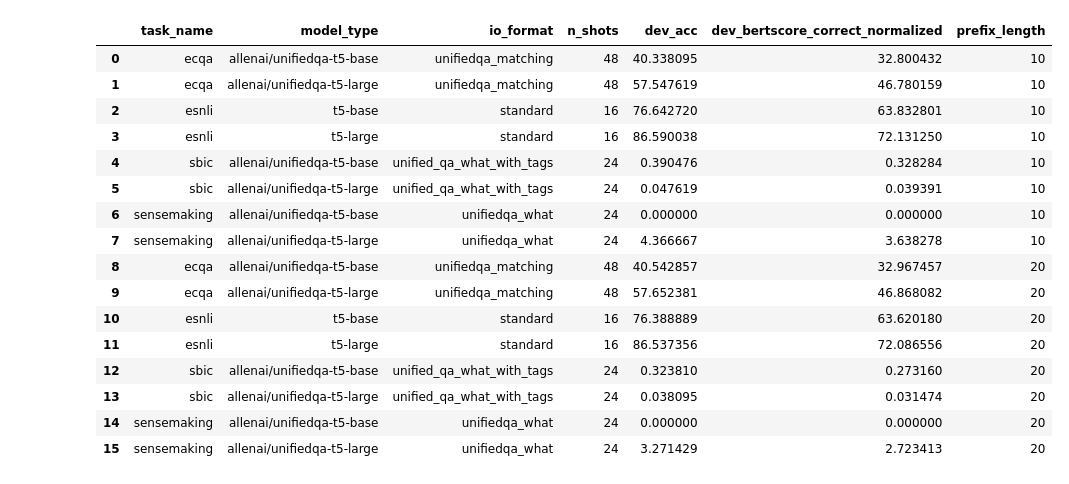
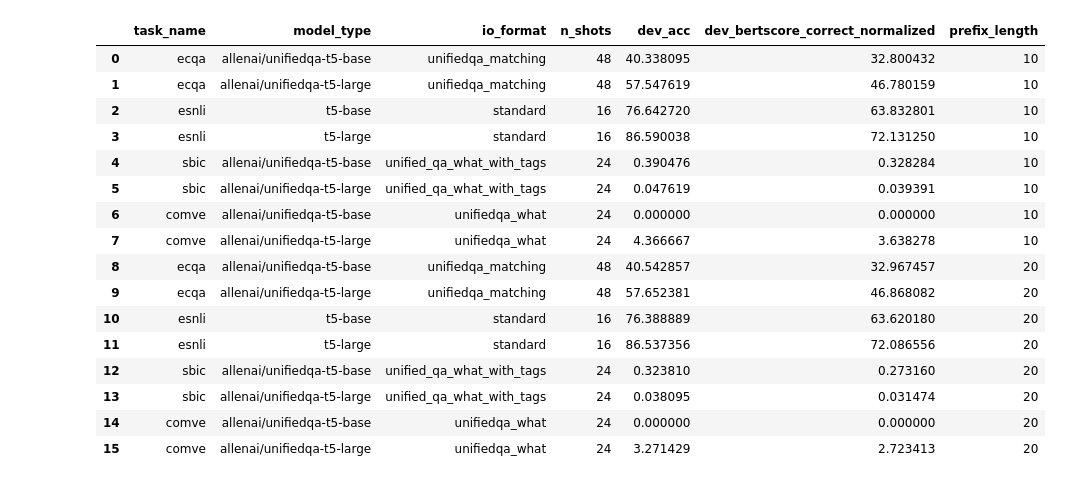
Before and after one commit to SanniM3/predicitons_with_explanations, a Jupyter notebook: plot_results.ipynb, the cells around one changed output. Cells and saved outputs as stored; diff of their text form; code cells hidden in the pictures.

```diff
--- a/plot_results.ipynb
+++ b/plot_results.ipynb
@@ -5,38 +5,39 @@ import seaborn as sns
 # %%
 # Read CSV files into DataFrames
 csv_files = [r'out_vt10\results.csv', r'out_vt20\results.csv', r'out_vt30\results.csv', r'out_vt40\results.csv', r'out_vt50\results.csv']
 
 data_frames = []
 for idx, file in enumerate(csv_files):
     df = pd.read_csv(file)
     prefix_length = (idx+1) * 10
+    df['task_name'] = df['task_name'].replace('sensemaking', 'comve')
     df['prefix_length'] = prefix_length
 
     data_frames.append(df)
 
 # data_frames = [pd.read_csv(file) for file in csv_files]
 concatenated_df = pd.concat(data_frames, ignore_index=True)
 
 
 concatenated_df.head(16)
 # %% [output]
 |  | task_name | model_type | io_format | n_shots | dev_acc | dev_bertscore_correct_normalized | prefix_length |
 | 0 | ecqa | allenai/unifiedqa-t5-base | unifiedqa_matching | 48 | 40.338095 | 32.800432 | 10 |
 | 1 | ecqa | allenai/unifiedqa-t5-large | unifiedqa_matching | 48 | 57.547619 | 46.780159 | 10 |
 | 2 | esnli | t5-base | standard | 16 | 76.642720 | 63.832801 | 10 |
 | 3 | esnli | t5-large | standard | 16 | 86.590038 | 72.131250 | 10 |
 | 4 | sbic | allenai/unifiedqa-t5-base | unified_qa_what_with_tags | 24 | 0.390476 | 0.328284 | 10 |
 | 5 | sbic | allenai/unifiedqa-t5-large | unified_qa_what_with_tags | 24 | 0.047619 | 0.039391 | 10 |
-| 6 | sensemaking | allenai/unifiedqa-t5-base | unifiedqa_what | 24 | 0.000000 | 0.000000 | 10 |
-| 7 | sensemaking | allenai/unifiedqa-t5-large | unifiedqa_what | 24 | 4.366667 | 3.638278 | 10 |
+| 6 | comve | allenai/unifiedqa-t5-base | unifiedqa_what | 24 | 0.000000 | 0.000000 | 10 |
+| 7 | comve | allenai/unifiedqa-t5-large | unifiedqa_what | 24 | 4.366667 | 3.638278 | 10 |
 | 8 | ecqa | allenai/unifiedqa-t5-base | unifiedqa_matching | 48 | 40.542857 | 32.967457 | 20 |
 | 9 | ecqa | allenai/unifiedqa-t5-large | unifiedqa_matching | 48 | 57.652381 | 46.868082 | 20 |
 | 10 | esnli | t5-base | standard | 16 | 76.388889 | 63.620180 | 20 |
 | 11 | esnli | t5-large | standard | 16 | 86.537356 | 72.086556 | 20 |
 | 12 | sbic | allenai/unifiedqa-t5-base | unified_qa_what_with_tags | 24 | 0.323810 | 0.273160 | 20 |
 | 13 | sbic | allenai/unifiedqa-t5-large | unified_qa_what_with_tags | 24 | 0.038095 | 0.031474 | 20 |
-| 14 | sensemaking | allenai/unifiedqa-t5-base | unifiedqa_what | 24 | 0.000000 | 0.000000 | 20 |
-| 15 | sensemaking | allenai/unifiedqa-t5-large | unifiedqa_what | 24 | 3.271429 | 2.723413 | 20 |
+| 14 | comve | allenai/unifiedqa-t5-base | unifiedqa_what | 24 | 0.000000 | 0.000000 | 20 |
+| 15 | comve | allenai/unifiedqa-t5-large | unifiedqa_what | 24 | 3.271429 | 2.723413 | 20 |
 # %%
 # Set up the plot
 plt.figure(figsize=(10, 6))
```
Also changed, not shown: parts of 3 cells of this notebook, 1 other file.
